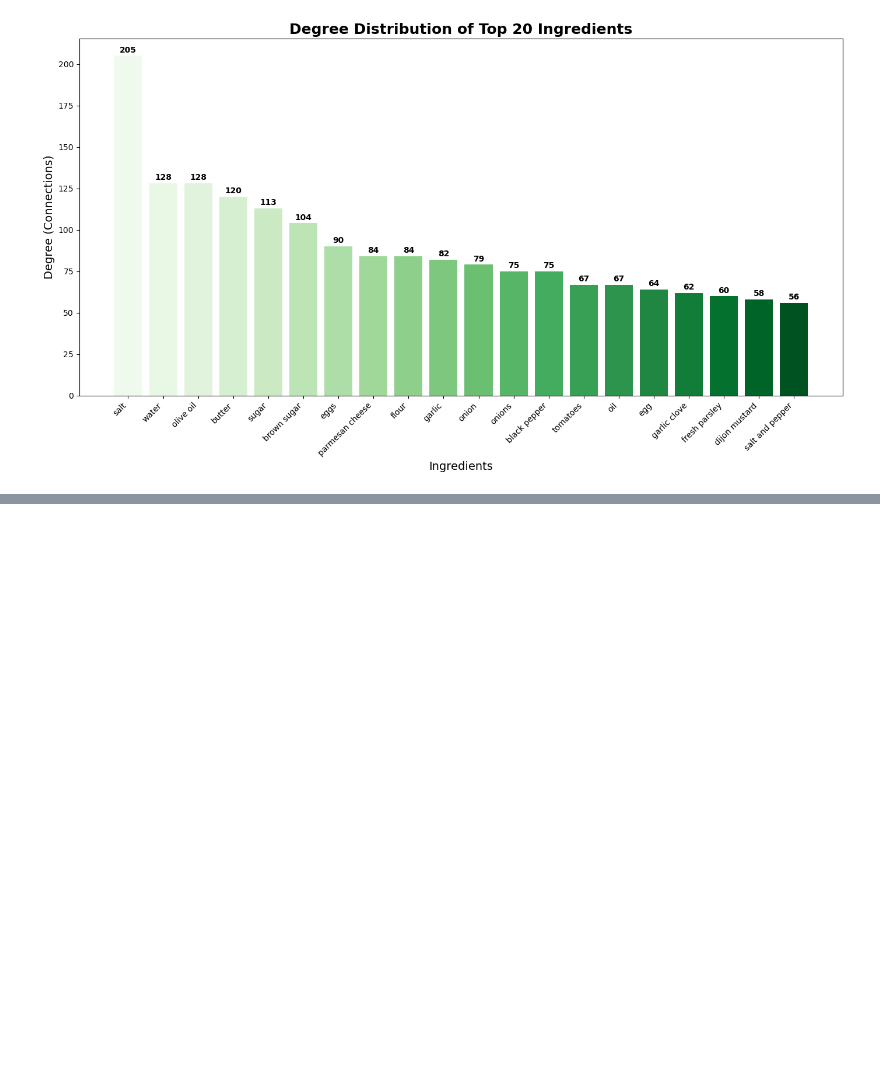
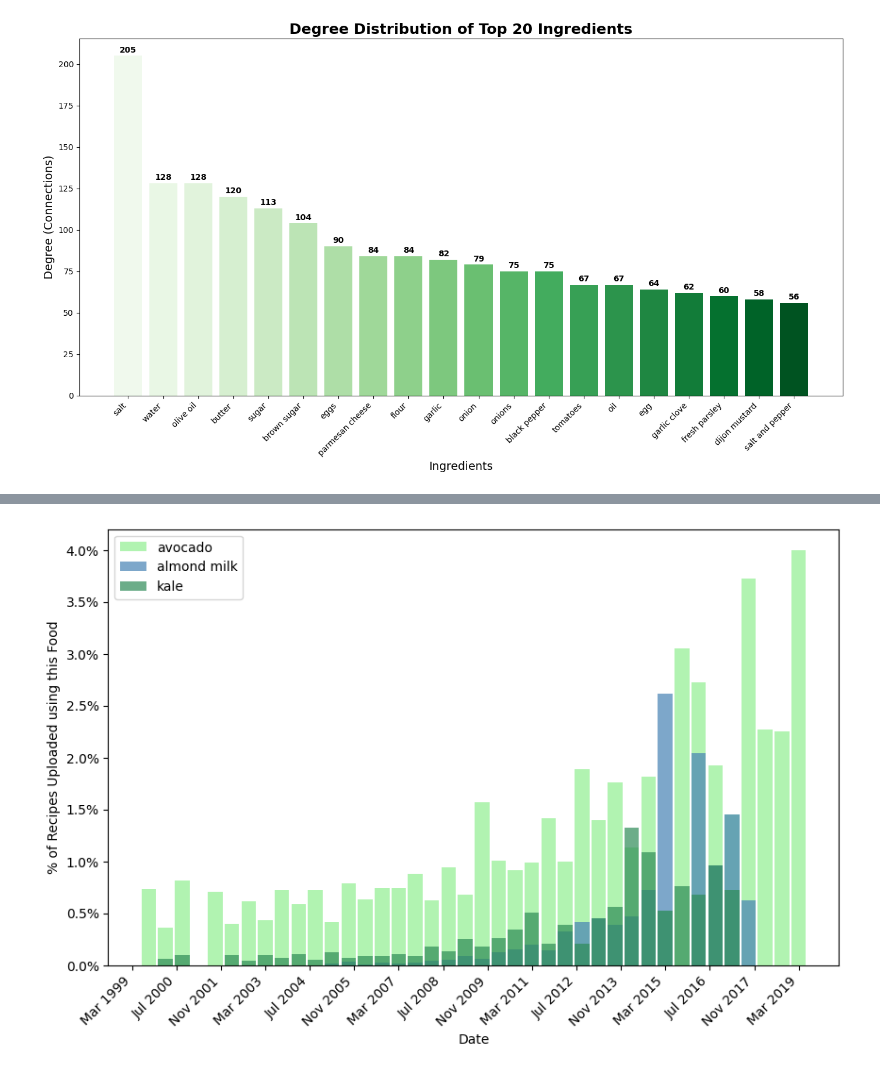
Before and after one commit to emmakmorrison/recipe-networks, a Jupyter notebook: RecipeNetworkReplicationCode.ipynb, the cells around one changed output, grey strips where cells are left out. Saved outputs shown, nothing was run; the diff lists cells and outputs as text; code cells hidden in the pictures; blank space fills up the shorter version.

```diff
--- a/RecipeNetworkReplicationCode.ipynb
+++ b/RecipeNetworkReplicationCode.ipynb
@@ -1136,0 +1472,18 @@ def food_over_time_bar_multi(df: pd.DataFrame, food1: str, food2: str, food3: st
+# %%
+recipes = pd.read_csv("RAW_recipes.csv")
+
+n_recipes = len(recipes)
+tags = recipes['tags'].copy()
+
+for i in range(0, n_recipes):
+  tags[i] = eval(recipes['tags'][i])
+
+recipes['tags'] = tags
+
+ingredients = recipes.ingredients.copy()
+for i in range(0, n_recipes):
+  ingredients[i] = eval(recipes.ingredients[i])
+
+recipes.ingredients = ingredients
+
+recipes.submitted = pd.to_datetime(recipes.submitted)
@@ -1136,0 +1686,4 @@ def food_over_time_bar_multi(df: pd.DataFrame, food1: str, food2: str, food3: st
+# %%
+food_over_time_bar_multi(recipes, "avocado", "almond milk", "kale", ["lightgreen", "steelblue", "seagreen"])
+# %% [output]
+[figure, added]
```
Also changed, not shown: parts of 62 cells of this notebook.
